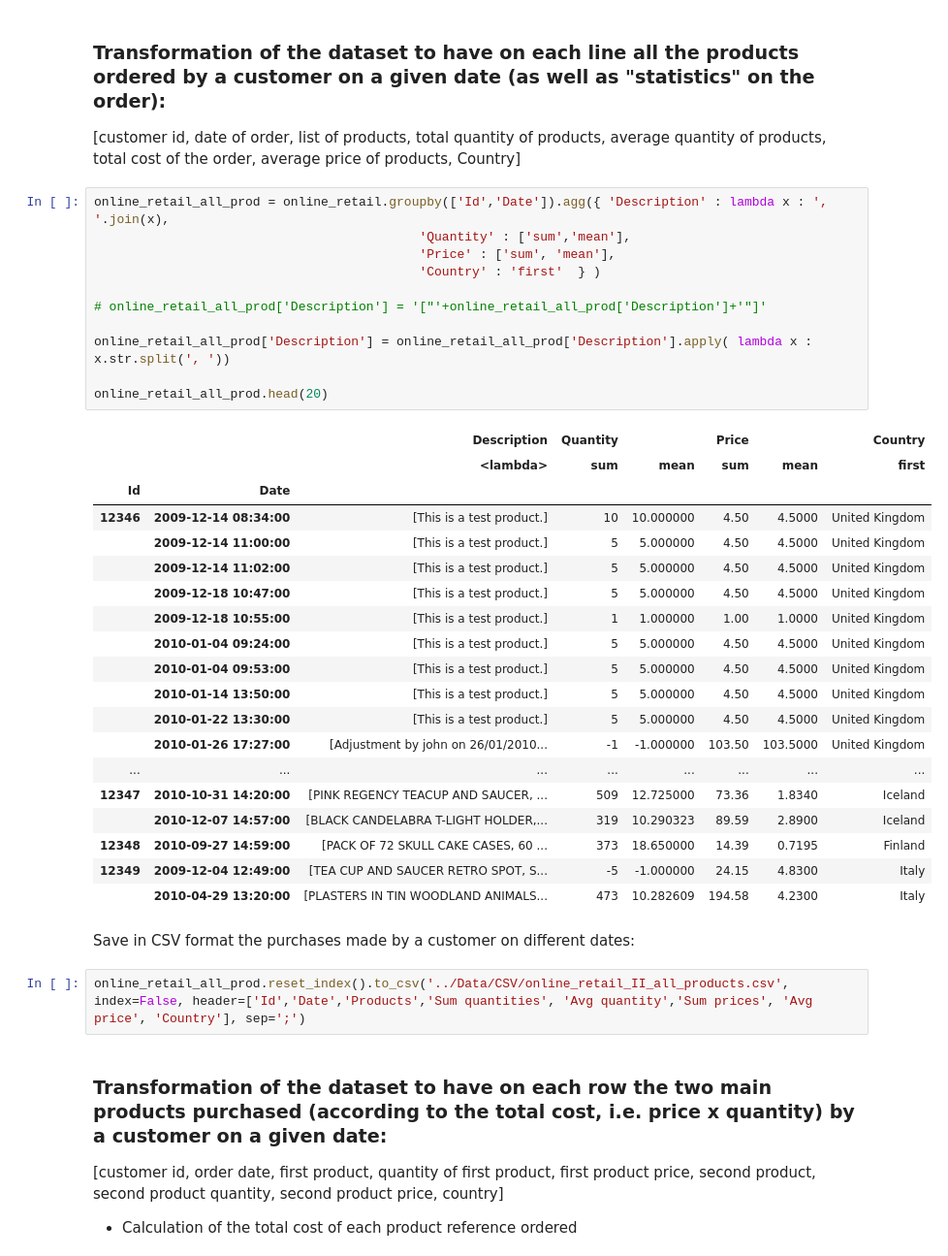
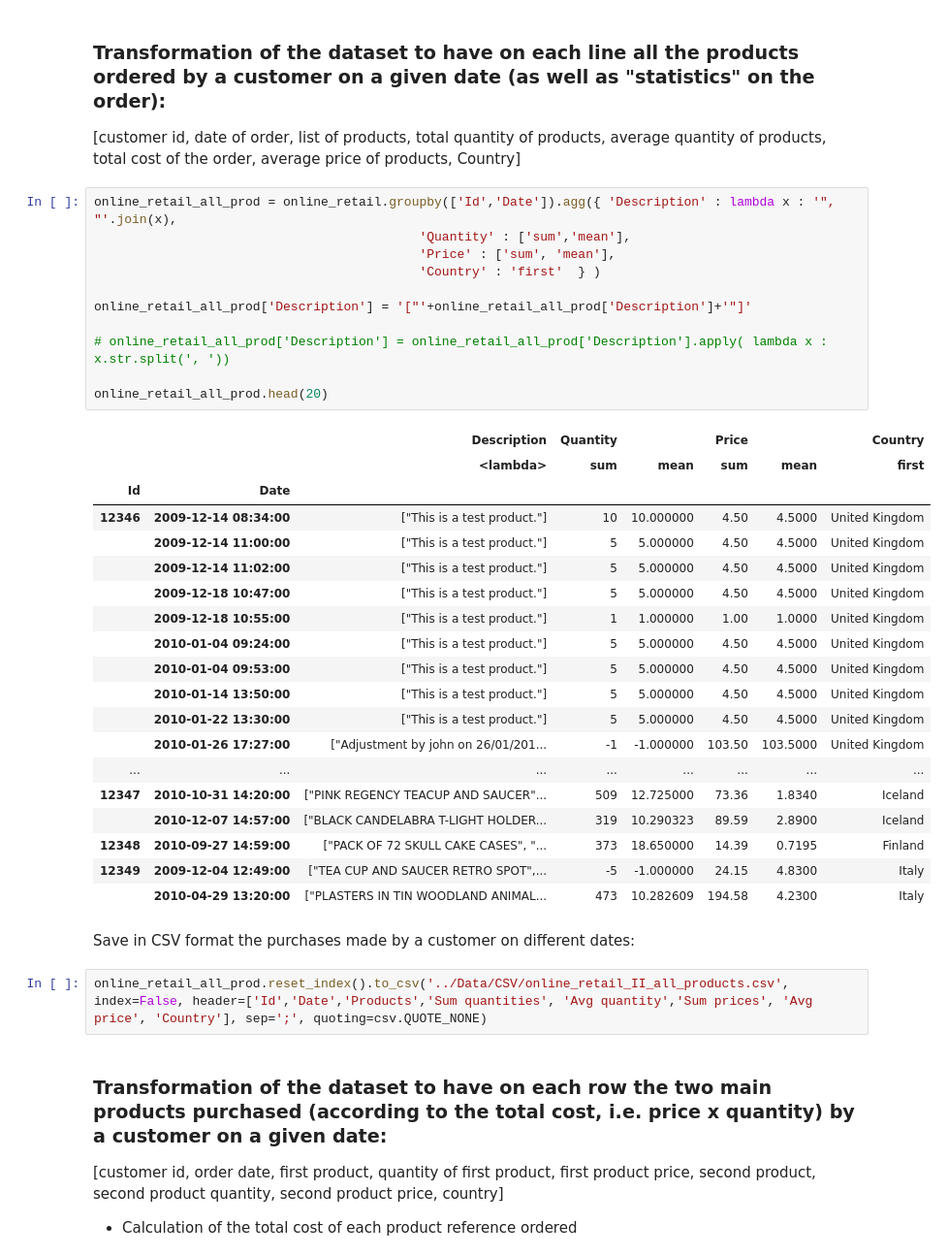
Before and after one commit to flouvat/Sequential-databases, a Jupyter notebook: Code/oline_retail_preprocessing.ipynb, the cells around one changed output. Shown at 97% size. Cells and saved outputs as stored; diff of their text form.

Commit message:
modify quoting (single to double) for list of values

```diff
--- a/Code/oline_retail_preprocessing.ipynb
+++ b/Code/oline_retail_preprocessing.ipynb
@@ -71,40 +71,40 @@ Nb id différents (i.e. séquences): 4383
 
 [customer id, date of order, list of products, total quantity of products, average quantity of products, total cost of the order, average price of products, Country]
 # %%
-online_retail_all_prod = online_retail.groupby(['Id','Date']).agg({ 'Description' : lambda x : ', '.join(x),
+online_retail_all_prod = online_retail.groupby(['Id','Date']).agg({ 'Description' : lambda x : '", "'.join(x),
                                            'Quantity' : ['sum','mean'],
                                            'Price' : ['sum', 'mean'],
                                            'Country' : 'first'  } )
 
-# online_retail_all_prod['Description'] = '["'+online_retail_all_prod['Description']+'"]'
+online_retail_all_prod['Description'] = '["'+online_retail_all_prod['Description']+'"]'
 
-online_retail_all_prod['Description'] = online_retail_all_prod['Description'].apply( lambda x : x.str.split(', '))
+# online_retail_all_prod['Description'] = online_retail_all_prod['Description'].apply( lambda x : x.str.split(', '))
 
 online_retail_all_prod.head(20)
 # %% [output]
 |  |  | Description | Quantity |  | Price |  | Country |
 |  |  | <lambda> | sum | mean | sum | mean | first |
 | Id | Date |  |  |  |  |  |  |
-| 12346 | 2009-12-14 08:34:00 | [This is a test product.] | 10 | 10.000000 | 4.50 | 4.5000 | United Kingdom |
-|  | 2009-12-14 11:00:00 | [This is a test product.] | 5 | 5.000000 | 4.50 | 4.5000 | United Kingdom |
-|  | 2009-12-14 11:02:00 | [This is a test product.] | 5 | 5.000000 | 4.50 | 4.5000 | United Kingdom |
-|  | 2009-12-18 10:47:00 | [This is a test product.] | 5 | 5.000000 | 4.50 | 4.5000 | United Kingdom |
-|  | 2009-12-18 10:55:00 | [This is a test product.] | 1 | 1.000000 | 1.00 | 1.0000 | United Kingdom |
-|  | 2010-01-04 09:24:00 | [This is a test product.] | 5 | 5.000000 | 4.50 | 4.5000 | United Kingdom |
-|  | 2010-01-04 09:53:00 | [This is a test product.] | 5 | 5.000000 | 4.50 | 4.5000 | United Kingdom |
-|  | 2010-01-14 13:50:00 | [This is a test product.] | 5 | 5.000000 | 4.50 | 4.5000 | United Kingdom |
-|  | 2010-01-22 13:30:00 | [This is a test product.] | 5 | 5.000000 | 4.50 | 4.5000 | United Kingdom |
-|  | 2010-01-26 17:27:00 | [Adjustment by john on 26/01/2010... | -1 | -1.000000 | 103.50 | 103.5000 | United Kingdom |
+| 12346 | 2009-12-14 08:34:00 | ["This is a test product."] | 10 | 10.000000 | 4.50 | 4.5000 | United Kingdom |
+|  | 2009-12-14 11:00:00 | ["This is a test product."] | 5 | 5.000000 | 4.50 | 4.5000 | United Kingdom |
+|  | 2009-12-14 11:02:00 | ["This is a test product."] | 5 | 5.000000 | 4.50 | 4.5000 | United Kingdom |
+|  | 2009-12-18 10:47:00 | ["This is a test product."] | 5 | 5.000000 | 4.50 | 4.5000 | United Kingdom |
+|  | 2009-12-18 10:55:00 | ["This is a test product."] | 1 | 1.000000 | 1.00 | 1.0000 | United Kingdom |
+|  | 2010-01-04 09:24:00 | ["This is a test product."] | 5 | 5.000000 | 4.50 | 4.5000 | United Kingdom |
+|  | 2010-01-04 09:53:00 | ["This is a test product."] | 5 | 5.000000 | 4.50 | 4.5000 | United Kingdom |
+|  | 2010-01-14 13:50:00 | ["This is a test product."] | 5 | 5.000000 | 4.50 | 4.5000 | United Kingdom |
+|  | 2010-01-22 13:30:00 | ["This is a test product."] | 5 | 5.000000 | 4.50 | 4.5000 | United Kingdom |
+|  | 2010-01-26 17:27:00 | ["Adjustment by john on 26/01/201... | -1 | -1.000000 | 103.50 | 103.5000 | United Kingdom |
 | ... | ... | ... | ... | ... | ... | ... | ... |
-| 12347 | 2010-10-31 14:20:00 | [PINK REGENCY TEACUP AND SAUCER, ... | 509 | 12.725000 | 73.36 | 1.8340 | Iceland |
-|  | 2010-12-07 14:57:00 | [BLACK CANDELABRA T-LIGHT HOLDER,... | 319 | 10.290323 | 89.59 | 2.8900 | Iceland |
-| 12348 | 2010-09-27 14:59:00 | [PACK OF 72 SKULL CAKE CASES, 60 ... | 373 | 18.650000 | 14.39 | 0.7195 | Finland |
-| 12349 | 2009-12-04 12:49:00 | [TEA CUP AND SAUCER RETRO SPOT, S... | -5 | -1.000000 | 24.15 | 4.8300 | Italy |
-|  | 2010-04-29 13:20:00 | [PLASTERS IN TIN WOODLAND ANIMALS... | 473 | 10.282609 | 194.58 | 4.2300 | Italy |
+| 12347 | 2010-10-31 14:20:00 | ["PINK REGENCY TEACUP AND SAUCER"... | 509 | 12.725000 | 73.36 | 1.8340 | Iceland |
+|  | 2010-12-07 14:57:00 | ["BLACK CANDELABRA T-LIGHT HOLDER... | 319 | 10.290323 | 89.59 | 2.8900 | Iceland |
+| 12348 | 2010-09-27 14:59:00 | ["PACK OF 72 SKULL CAKE CASES", "... | 373 | 18.650000 | 14.39 | 0.7195 | Finland |
+| 12349 | 2009-12-04 12:49:00 | ["TEA CUP AND SAUCER RETRO SPOT",... | -5 | -1.000000 | 24.15 | 4.8300 | Italy |
+|  | 2010-04-29 13:20:00 | ["PLASTERS IN TIN WOODLAND ANIMAL... | 473 | 10.282609 | 194.58 | 4.2300 | Italy |
 # %% [markdown]
 Save in CSV format the purchases made by a customer on different dates:
 # %%
-online_retail_all_prod.reset_index().to_csv('../Data/CSV/online_retail_II_all_products.csv', index=False, header=['Id','Date','Products','Sum quantities', 'Avg quantity','Sum prices', 'Avg price', 'Country'], sep=';')
+online_retail_all_prod.reset_index().to_csv('../Data/CSV/online_retail_II_all_products.csv', index=False, header=['Id','Date','Products','Sum quantities', 'Avg quantity','Sum prices', 'Avg price', 'Country'], sep=';', quoting=csv.QUOTE_NONE)
 # %% [markdown]
 ### Transformation of the dataset to have on each row the two main products purchased (according to the total cost, i.e. price x quantity) by a customer on a given date:
 
```
Also changed, not shown: parts of 2 cells of this notebook, 6 other files.
